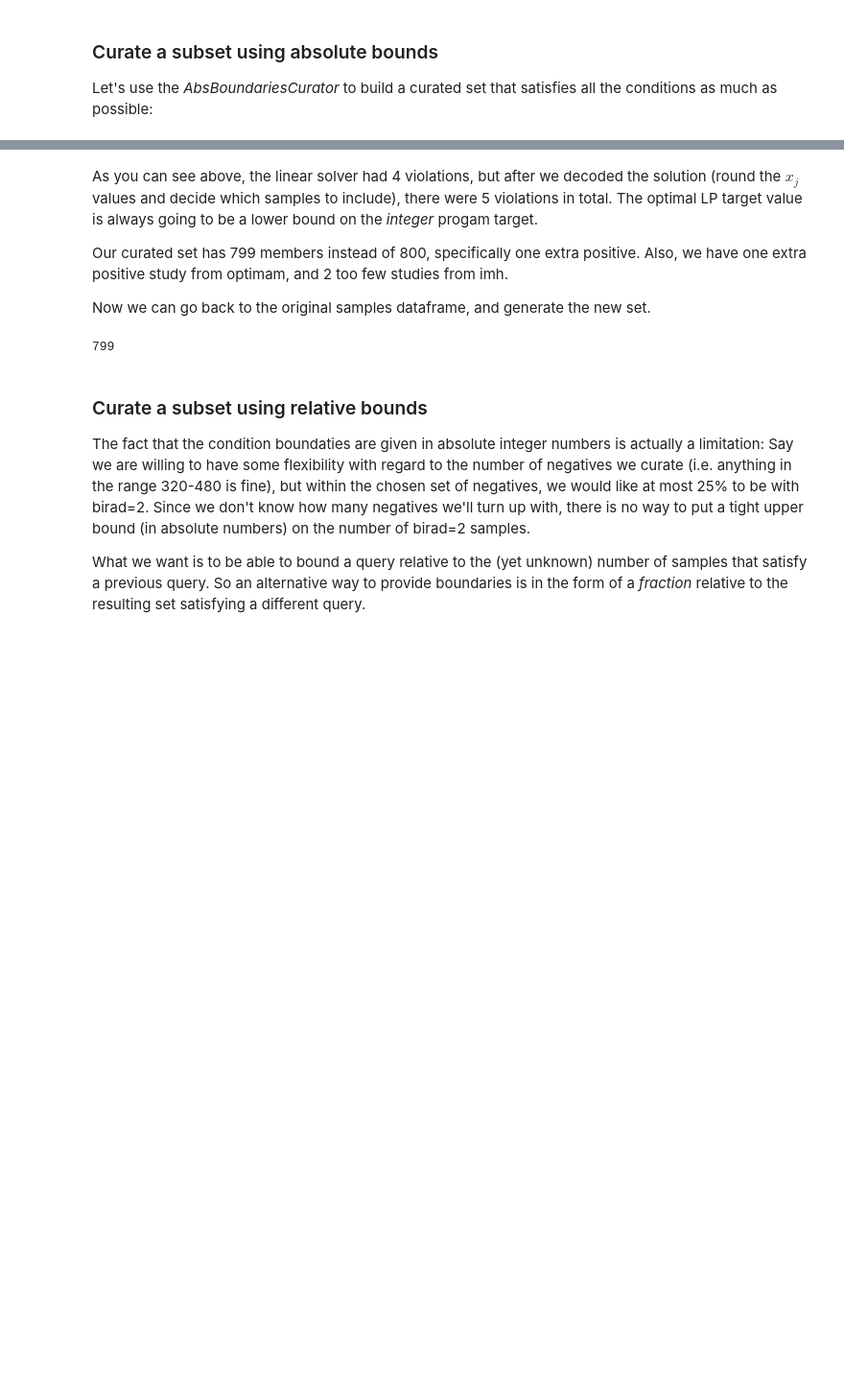
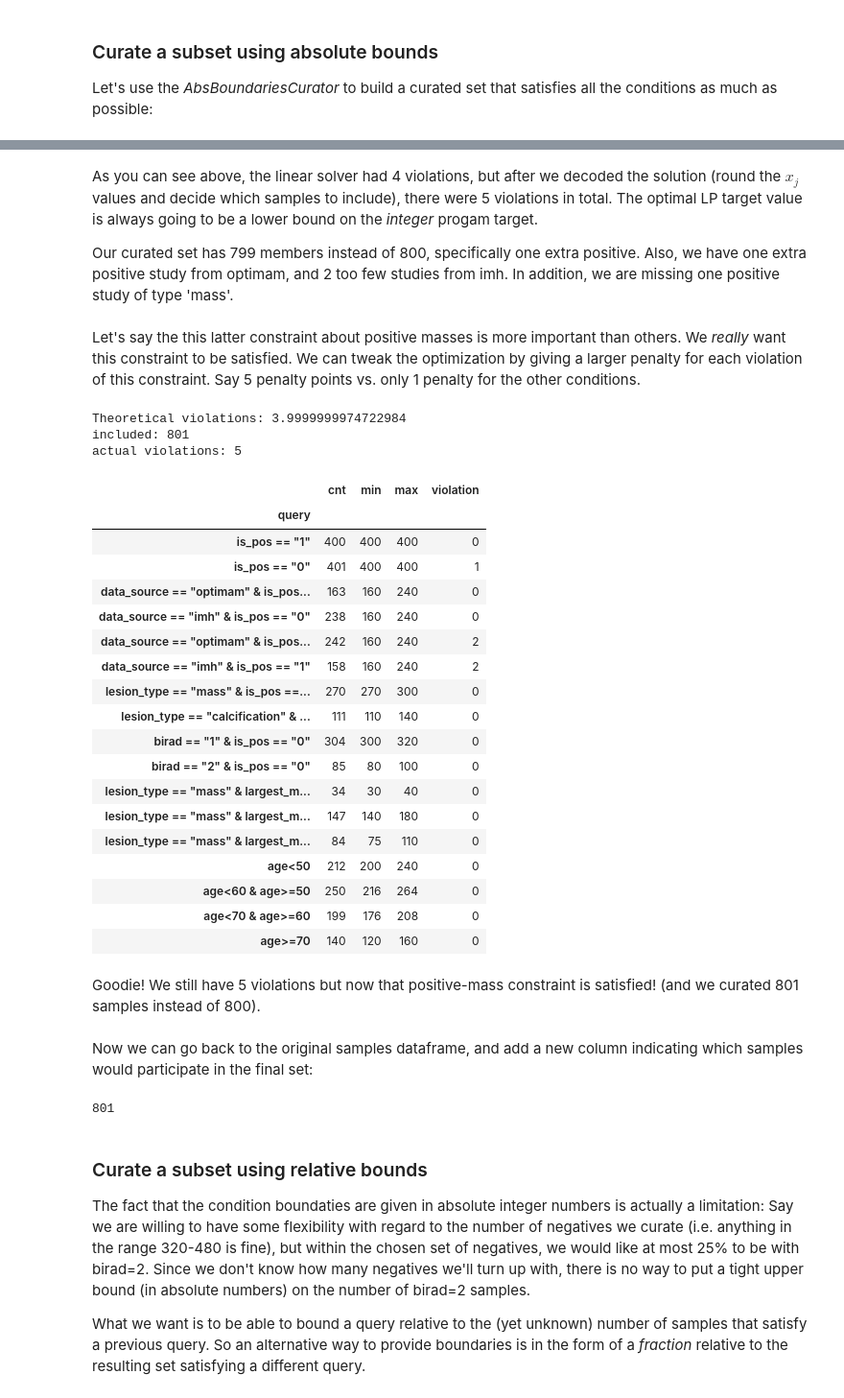
Before and after one commit to jonilaserson/curation_magic, a Jupyter notebook: index.ipynb, the cells around one changed output, grey strips where cells are left out. Shown at 96% size. Cells and saved outputs as stored; diff of their text form; code cells hidden in the pictures; blank space fills up the shorter version.

```diff
--- a/index.ipynb
+++ b/index.ipynb
@@ -139,14 +140,49 @@ actual violations: 5
 # %% [markdown]
 As you can see above, the linear solver had 4 violations, but after we decoded the solution (round the $x_j$ values and decide which samples to include), there were 5 violations in total. The optimal LP target value is always going to be a lower bound on the *integer* progam target.
 
-Our curated set has 799 members instead of 800, specifically one extra positive. Also, we have one extra positive study from optimam, and 2 too few studies from imh.
-
-Now we can go back to the original samples dataframe, and generate the new set.
+Our curated set has 799 members instead of 800, specifically one extra positive. Also, we have one extra positive study from optimam, and 2 too few studies from imh.  In addition, we are missing one positive study of type 'mass'.
+# %% [markdown]
+Let's say the this latter constraint about positive masses is more important than others. We *really* want this constraint to be satisfied.  We can tweak the optimization by giving a larger penalty for each violation of this constraint.  Say 5 penalty points vs. only 1 penalty for the other conditions.
+# %%
+df_cond_abs['penalty_per_violation'] = 1
+df_cond_abs.loc['lesion_type == "mass" & is_pos == "1"', 'penalty_per_violation'] = 5
+
+abc = curator.AbsBoundariesCurator(df_samples, df_cond_abs)
+included, summary = abc.run(method='interior-point')
+
+summary
+# %% [output]
+Theoretical violations: 3.9999999974722984
+included: 801
+actual violations: 5
+|  | cnt | min | max | violation |
+| query |  |  |  |  |
+| is_pos == "1" | 400 | 400 | 400 | 0 |
+| is_pos == "0" | 401 | 400 | 400 | 1 |
+| data_source == "optimam" & is_pos... | 163 | 160 | 240 | 0 |
+| data_source == "imh" & is_pos == "0" | 238 | 160 | 240 | 0 |
+| data_source == "optimam" & is_pos... | 242 | 160 | 240 | 2 |
+| data_source == "imh" & is_pos == "1" | 158 | 160 | 240 | 2 |
+| lesion_type == "mass" & is_pos ==... | 270 | 270 | 300 | 0 |
+| lesion_type == "calcification" & ... | 111 | 110 | 140 | 0 |
+| birad == "1" & is_pos == "0" | 304 | 300 | 320 | 0 |
+| birad == "2" & is_pos == "0" | 85 | 80 | 100 | 0 |
+| lesion_type == "mass" & largest_m... | 34 | 30 | 40 | 0 |
+| lesion_type == "mass" & largest_m... | 147 | 140 | 180 | 0 |
+| lesion_type == "mass" & largest_m... | 84 | 75 | 110 | 0 |
+| age<50 | 212 | 200 | 240 | 0 |
+| age<60 & age>=50 | 250 | 216 | 264 | 0 |
+| age<70 & age>=60 | 199 | 176 | 208 | 0 |
+| age>=70 | 140 | 120 | 160 | 0 |
+# %% [markdown]
+Goodie!  We still have 5 violations but now that positive-mass constraint is satisfied! (and we curated 801 samples instead of 800).
+# %% [markdown]
+Now we can go back to the original samples dataframe, and add a new column indicating which samples would participate in the final set:
 # %%
 df_subset = df_samples[included]
 print(len(df_subset))
 # %% [output]
-799
+801
 # %% [markdown]
 ### Curate a subset using relative bounds
 
```
Also changed, not shown: parts of 3 cells of this notebook, 2 other files.
